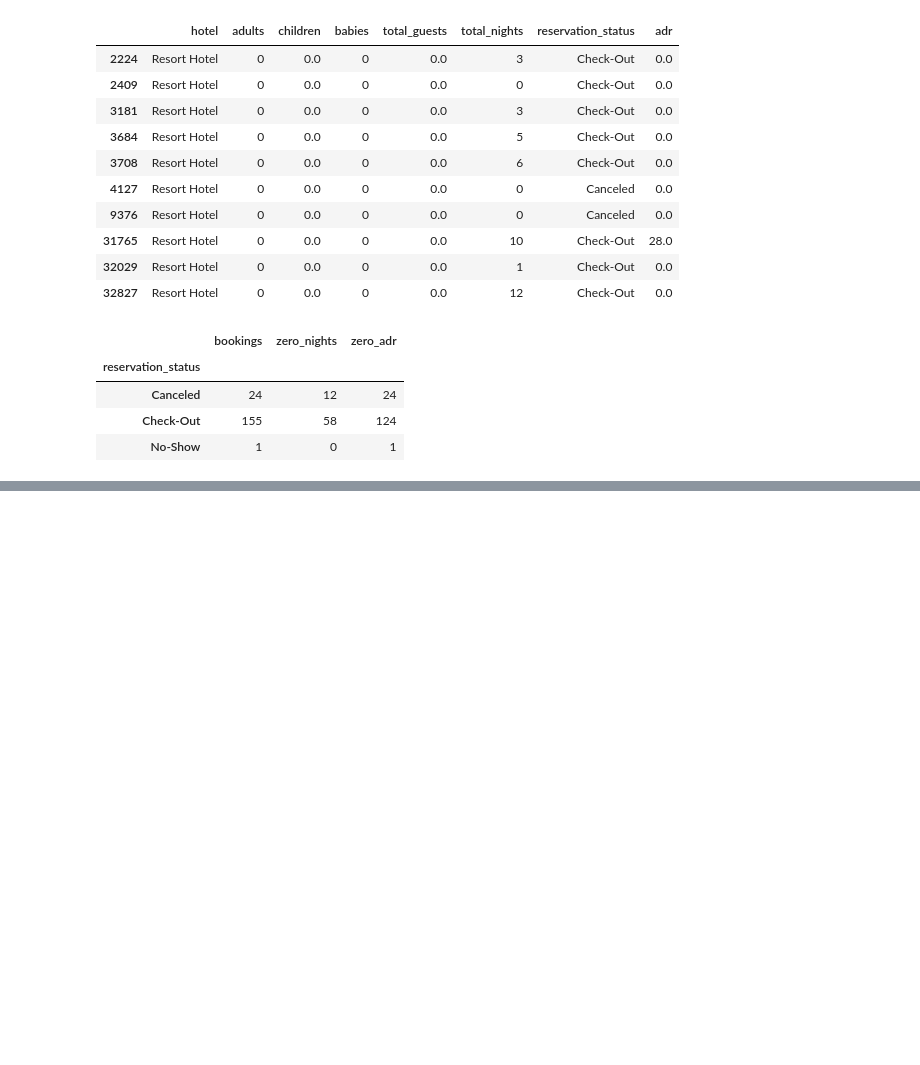
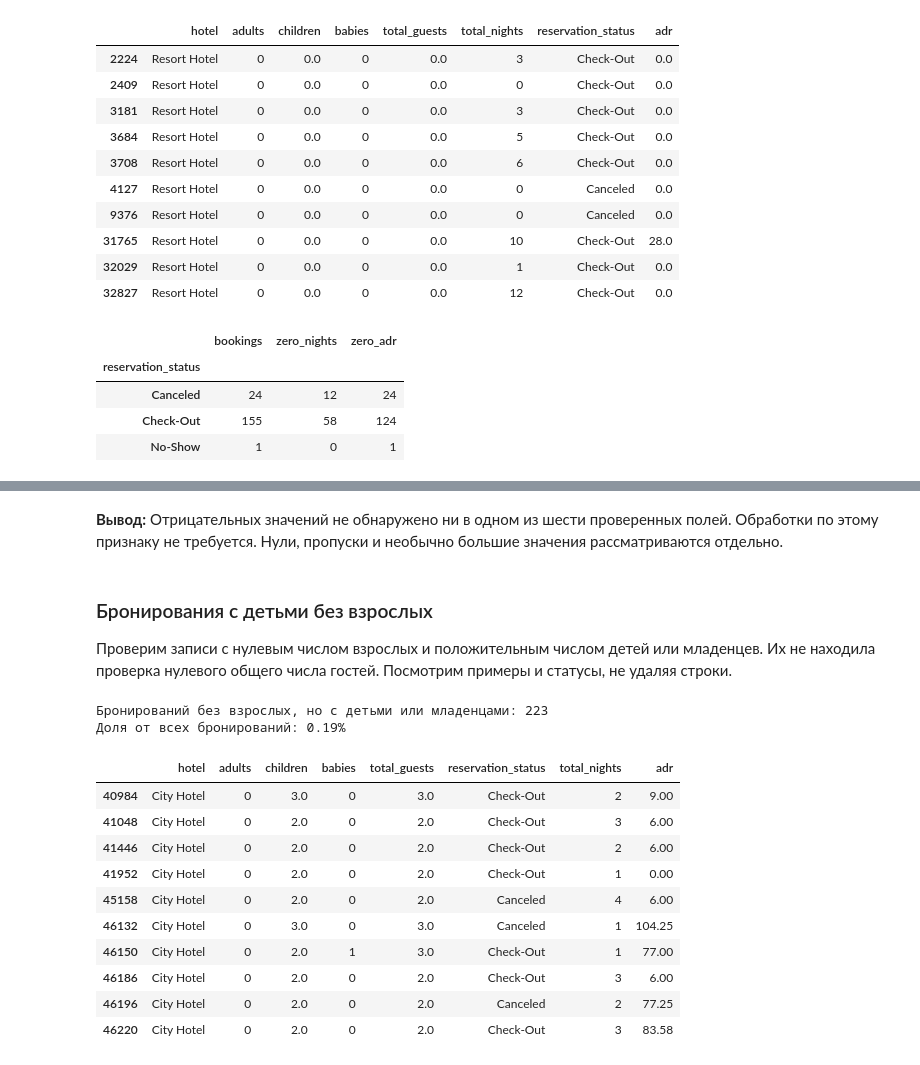
Before and after one commit to prodavec-svg/Hotel_EDA, a Jupyter notebook: notebooks/01_hotel_eda.ipynb, the cells around one changed output, grey strips where cells are left out. Drawn from its saved outputs; the diff is of its cells as text; code cells hidden in the pictures; blank space fills up the shorter version.

```diff
--- a/notebooks/01_hotel_eda.ipynb
+++ b/notebooks/01_hotel_eda.ipynb
@@ -516,0 +577,34 @@ display(zero_guest_bookings.groupby('reservation_status').agg(
+# %% [markdown]
+**Вывод:** Отрицательных значений не обнаружено ни в одном из шести проверенных полей. Обработки по этому признаку не требуется. Нули, пропуски и необычно большие значения рассматриваются отдельно.
+# %% [markdown]
+### Бронирования с детьми без взрослых
+
+Проверим записи с нулевым числом взрослых и положительным числом детей или младенцев. Их не находила проверка нулевого общего числа гостей. Посмотрим примеры и статусы, не удаляя строки.
+# %%
+children_without_adults_mask = (
+    df_prepared["adults"].eq(0)
+    & (df_prepared["children"].gt(0) | df_prepared["babies"].gt(0))
+)
+children_without_adults = df_prepared.loc[children_without_adults_mask].copy()
+print(f"Бронирований без взрослых, но с детьми или младенцами: {len(children_without_adults)}")
+print(f"Доля от всех бронирований: {len(children_without_adults) / len(df_prepared) * 100:.2f}%")
+
+children_preview_columns = [
+    "hotel", "adults", "children", "babies", "total_guests",
+    "reservation_status", "total_nights", "adr",
+]
+display(children_without_adults[children_preview_columns].head(10))
+# %% [output]
+Бронирований без взрослых, но с детьми или младенцами: 223
+Доля от всех бронирований: 0.19%
+|  | hotel | adults | children | babies | total_guests | reservation_status | total_nights | adr |
+| 40984 | City Hotel | 0 | 3.0 | 0 | 3.0 | Check-Out | 2 | 9.00 |
+| 41048 | City Hotel | 0 | 2.0 | 0 | 2.0 | Check-Out | 3 | 6.00 |
+| 41446 | City Hotel | 0 | 2.0 | 0 | 2.0 | Check-Out | 2 | 6.00 |
+| 41952 | City Hotel | 0 | 2.0 | 0 | 2.0 | Check-Out | 1 | 0.00 |
+| 45158 | City Hotel | 0 | 2.0 | 0 | 2.0 | Canceled | 4 | 6.00 |
+| 46132 | City Hotel | 0 | 3.0 | 0 | 3.0 | Canceled | 1 | 104.25 |
+| 46150 | City Hotel | 0 | 2.0 | 1 | 3.0 | Check-Out | 1 | 77.00 |
+| 46186 | City Hotel | 0 | 2.0 | 0 | 2.0 | Check-Out | 3 | 6.00 |
+| 46196 | City Hotel | 0 | 2.0 | 0 | 2.0 | Canceled | 2 | 77.25 |
+| 46220 | City Hotel | 0 | 2.0 | 0 | 2.0 | Check-Out | 3 | 83.58 |
```
Also changed, not shown: parts of 39 cells of this notebook.
